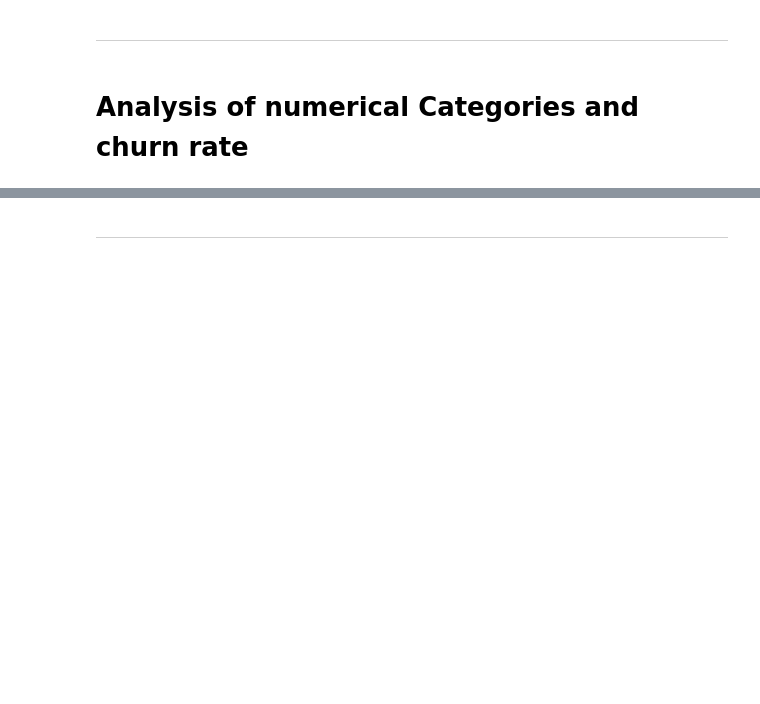
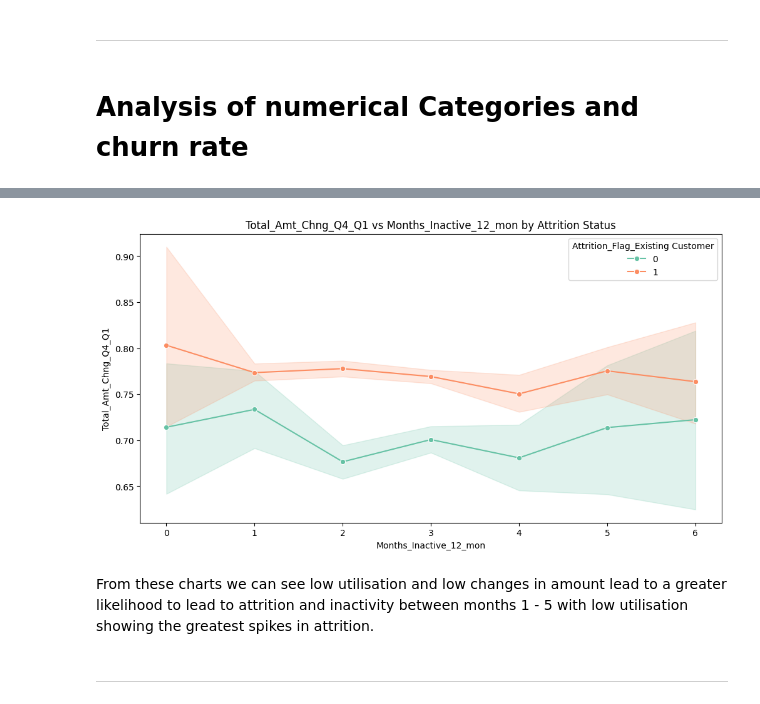
Before and after one commit to Mikeecee1/Team1_Hackathon, a Jupyter notebook: jupyter_notebooks/Visualisation.ipynb, the cells around one changed output, grey strips where cells are left out. Cells and saved outputs as stored; diff of their text form; code cells hidden in the pictures; blank space fills up the shorter version.

```diff
--- a/jupyter_notebooks/Visualisation.ipynb
+++ b/jupyter_notebooks/Visualisation.ipynb
@@ -216,3 +259,17 @@ NOTE
+# %%
+#line plot with months_inactive as x-axis and Total_Amt_Chng_Q4_Q1 coloured by Attrition_Flag_Existing Customer
+
+
+
+fig, axes = plt.subplots(nrows=1, ncols=1, figsize=(12, 6))
+sns.lineplot(data=df, x="Months_Inactive_12_mon", y="Total_Amt_Chng_Q4_Q1", hue="Attrition_Flag_Existing Customer", palette="Set2", marker="o")
+plt.title("Total_Amt_Chng_Q4_Q1 vs Months_Inactive_12_mon by Attrition Status")
+plt.xlabel("Months_Inactive_12_mon")
+plt.show()
+# %% [output]
+[figure, added]
+# %% [markdown]
+From these charts we can see low utilisation and low changes in amount lead to a greater likelihood to lead to attrition and inactivity between months 1 - 5 with low utilisation showing the greatest spikes in attrition.
 # %% [markdown]
 ---
 # %% [markdown]
```
Also changed, not shown: parts of 11 cells of this notebook.
